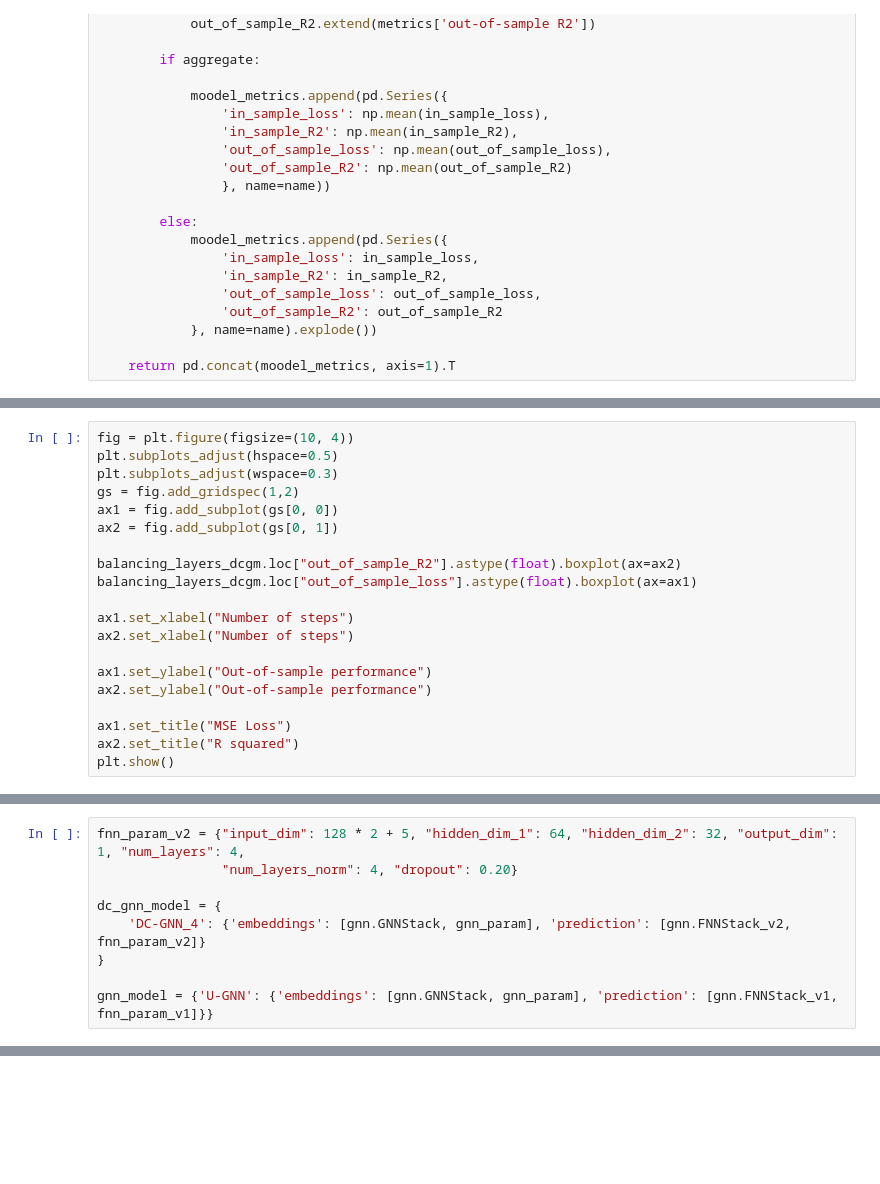
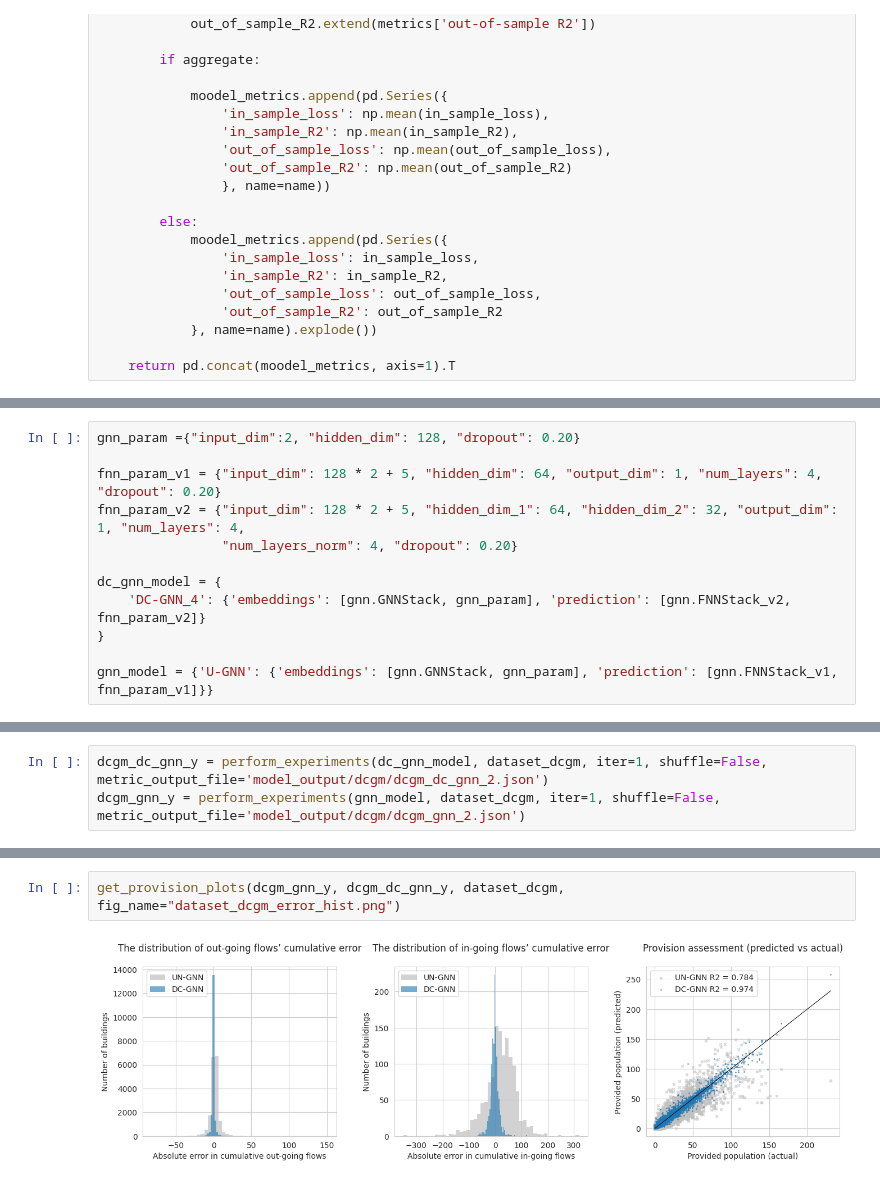
Before and after one commit to RitaMargari/urban-facilities-provision, a Jupyter notebook: main.ipynb, the cells around one changed output, grey strips where cells are left out. Drawn from its saved outputs; the diff is of its cells as text; blank space fills up the shorter version.

Commit message:
add error distrubution hist

```diff
--- a/main.ipynb
+++ b/main.ipynb
@@ -659,20 +592,0 @@ plt.show()
-# %%
-fig = plt.figure(figsize=(10, 4))
-plt.subplots_adjust(hspace=0.5)
-plt.subplots_adjust(wspace=0.3)
-gs = fig.add_gridspec(1,2)
-ax1 = fig.add_subplot(gs[0, 0])
-ax2 = fig.add_subplot(gs[0, 1])
-
-balancing_layers_dcgm.loc["out_of_sample_R2"].astype(float).boxplot(ax=ax2)
-balancing_layers_dcgm.loc["out_of_sample_loss"].astype(float).boxplot(ax=ax1)
-
-ax1.set_xlabel("Number of steps")
-ax2.set_xlabel("Number of steps")
-
-ax1.set_ylabel("Out-of-sample performance")
-ax2.set_ylabel("Out-of-sample performance")
-
-ax1.set_title("MSE Loss")
-ax2.set_title("R squared")
-plt.show()
@@ -681,4 +593,7 @@ plt.show()
 # %%
+gnn_param ={"input_dim":2, "hidden_dim": 128, "dropout": 0.20}
+
+fnn_param_v1 = {"input_dim": 128 * 2 + 5, "hidden_dim": 64, "output_dim": 1, "num_layers": 4, "dropout": 0.20}
 fnn_param_v2 = {"input_dim": 128 * 2 + 5, "hidden_dim_1": 64, "hidden_dim_2": 32, "output_dim": 1, "num_layers": 4,
                 "num_layers_norm": 4, "dropout": 0.20}
 
@@ -723,3 +651,6 @@ ilp_dc_gnn_y
+# %%
+dcgm_dc_gnn_y = perform_experiments(dc_gnn_model, dataset_dcgm, iter=1, shuffle=False, metric_output_file='model_output/dcgm/dcgm_dc_gnn_2.json')
+dcgm_gnn_y = perform_experiments(gnn_model, dataset_dcgm, iter=1, shuffle=False, metric_output_file='model_output/dcgm/dcgm_gnn_2.json')
 # %%
 from sklearn.metrics import r2_score
 
@@ -794,0 +714,4 @@ KeyboardInterrupt:
+# %%
+get_provision_plots(dcgm_gnn_y, dcgm_dc_gnn_y, dataset_dcgm, fig_name="dataset_dcgm_error_hist.png")
+# %% [output]
+[figure, added]
```
Also changed, not shown: parts of 19 cells of this notebook.
